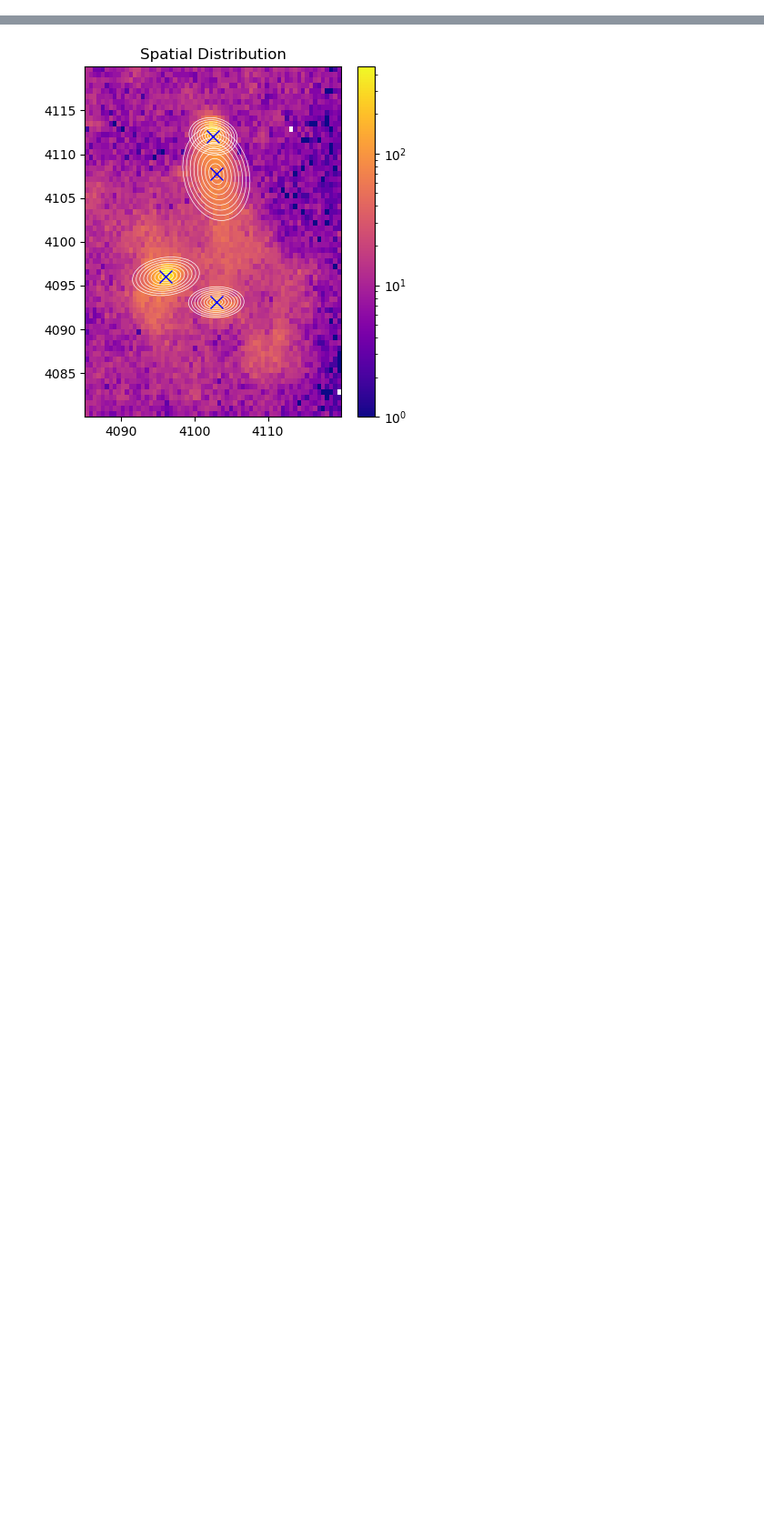
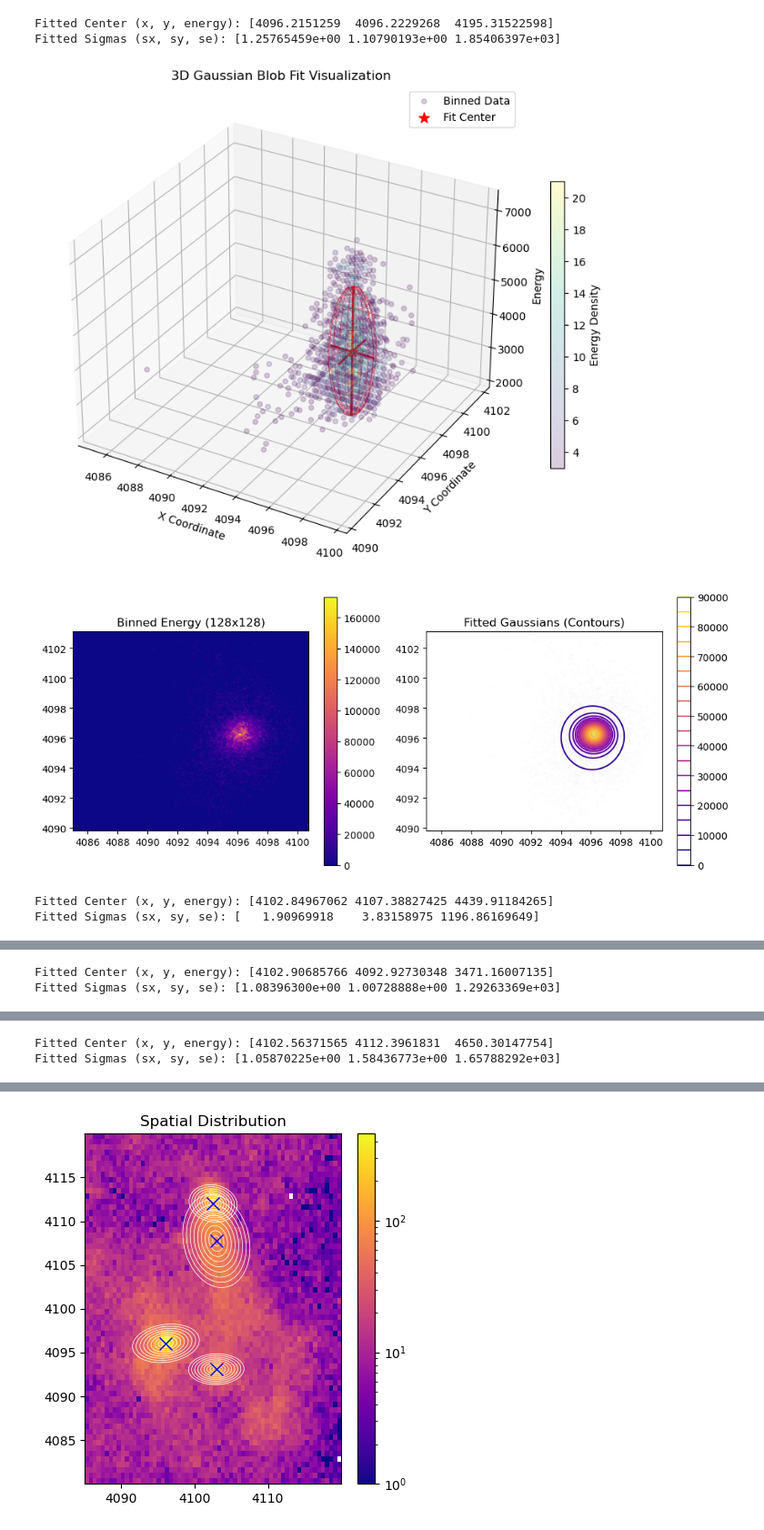
Before and after one commit to star-skelly/dogs_source_separation, a Jupyter notebook: scientific_analysis.ipynb, the cells around one changed output, grey strips where cells are left out. Shown at 91% size. Saved outputs shown, nothing was run; the diff lists cells and outputs as text; code cells hidden in the pictures; blank space fills up the shorter version.

Commit message:
2d + 3d contour fitting

```diff
--- a/scientific_analysis.ipynb
+++ b/scientific_analysis.ipynb
@@ -30,0 +202,11 @@ Cluster 3 Spread (Scaled Units): x_std=0.39, y_std=0.84, theta=90.98
+# %%
+for source in [*split_sources,table_bg]:
+    fit_contours_3d(source)
+    fit_contours_2d(source) # NOTE: 2d contour fitting does not work for the background for some reason
+# %% [output]
+Fitted Center (x, y, energy): [4096.2151259  4096.2229268  4195.31522598]
+Fitted Sigmas (sx, sy, se): [1.25765459e+00 1.10790193e+00 1.85406397e+03]
+[figure, added]
+[figure, added]
+Fitted Center (x, y, energy): [4102.84967062 4107.38827425 4439.91184265]
+Fitted Sigmas (sx, sy, se): [   1.90969918    3.83158975 1196.86169649]
@@ -30,0 +215,2 @@ Cluster 3 Spread (Scaled Units): x_std=0.39, y_std=0.84, theta=90.98
+Fitted Center (x, y, energy): [4102.90685766 4092.92730348 3471.16007135]
+Fitted Sigmas (sx, sy, se): [1.08396300e+00 1.00728888e+00 1.29263369e+03]
@@ -30,0 +219,2 @@ Cluster 3 Spread (Scaled Units): x_std=0.39, y_std=0.84, theta=90.98
+Fitted Center (x, y, energy): [4102.56371565 4112.3961831  4650.30147754]
+Fitted Sigmas (sx, sy, se): [1.05870225e+00 1.58436773e+00 1.65788292e+03]
```
Also changed, not shown: parts of 3 cells of this notebook.
